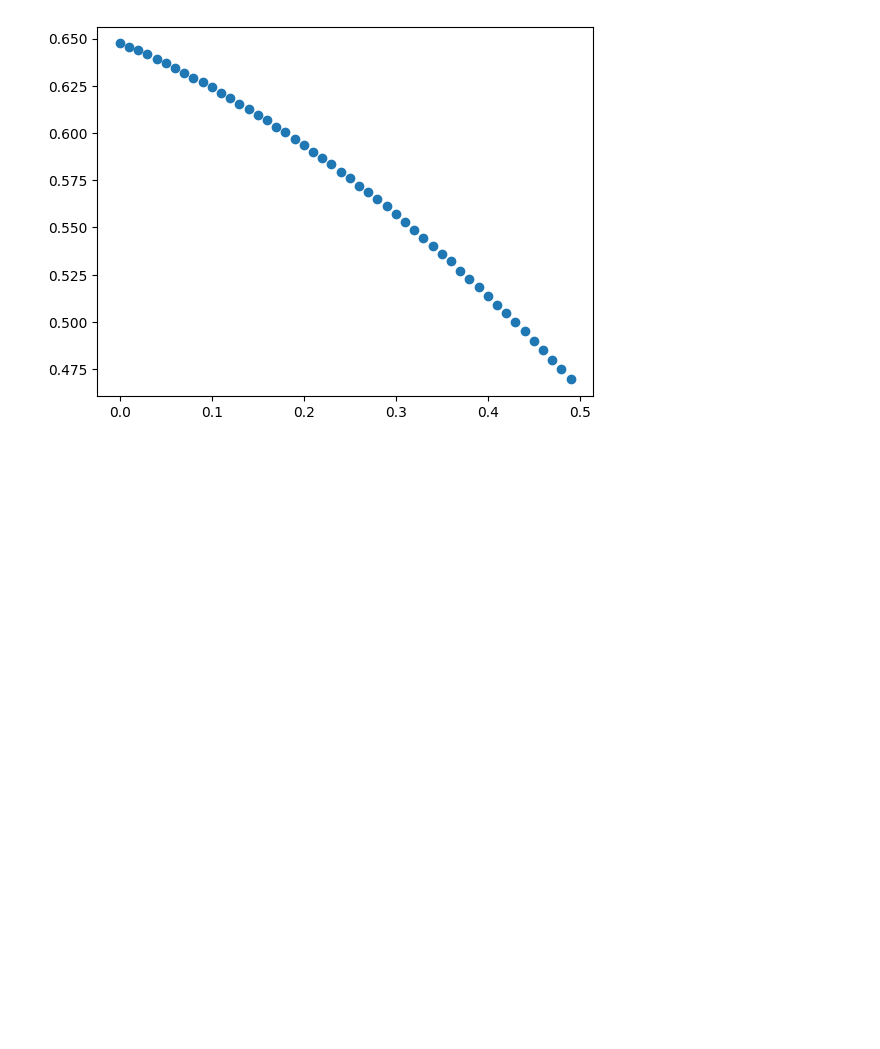
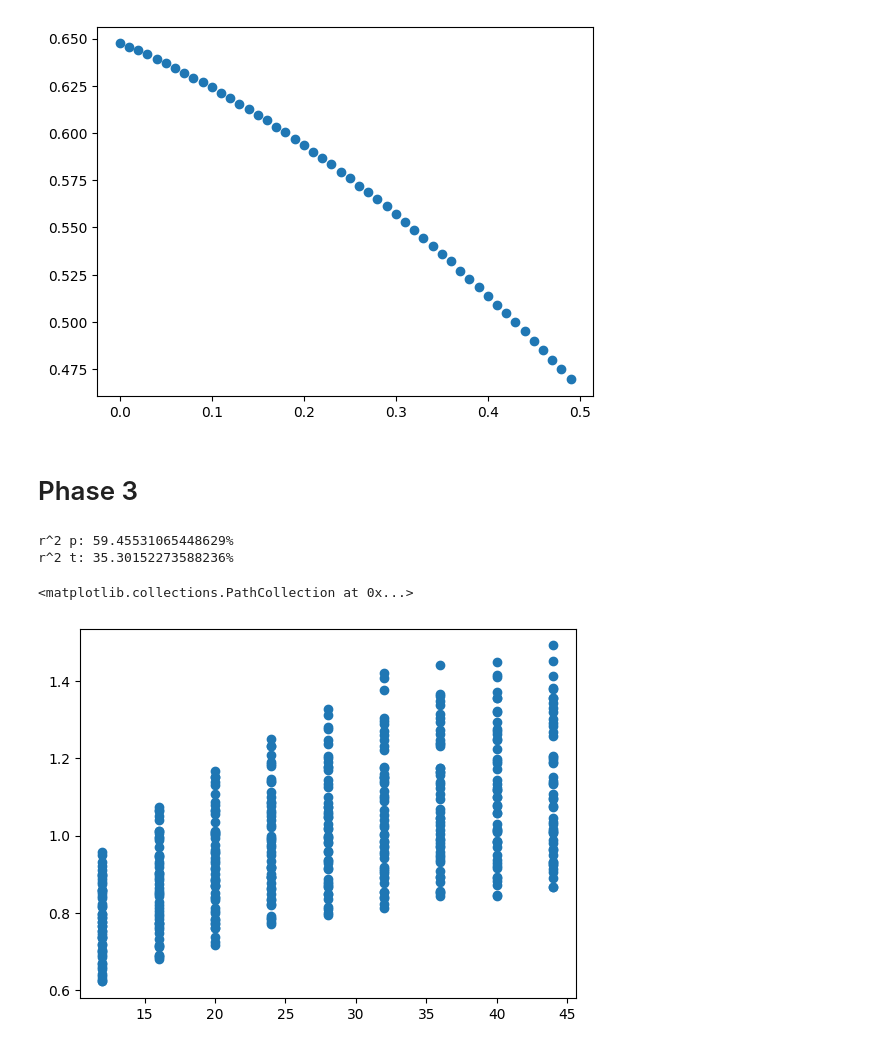
Before and after one commit to theFroodyOne/Physics344Assignment6, a Jupyter notebook: dataAnalysis.ipynb, the cells around one changed output. Cells and saved outputs as stored; diff of their text form; code cells hidden in the pictures; blank space fills up the shorter version.

```diff
--- a/dataAnalysis.ipynb
+++ b/dataAnalysis.ipynb
@@ -68,3 +68,20 @@ plt.savefig("./data/phase2/v_vs_p")
 # %% [output]
 r^2 p: 98.73621541050014%
 [figure]
+# %% [markdown]
+# Phase 3
+# %%
+reader = csv.reader(open("./data/phase3/data.csv", "r"))
+next(reader)
+data = [row for row in reader]
+p = [float(datum[0]) for datum in data]
+t = [float(datum[1]) for datum in data]
+v = [float(datum[2]) for datum in data]
+print("r^2 p: " + str(np.corrcoef(v, p)[0][1]**2*100) + "%")
+print("r^2 t: " + str(np.corrcoef(v, t)[0][1]**2*100) + "%")
+plt.scatter(t, v)
+# %% [output]
+r^2 p: 59.45531065448629%
+r^2 t: 35.30152273588236%
+<matplotlib.collections.PathCollection at 0x...>
+[figure, added]
```
Also changed, not shown: 2 other files.
